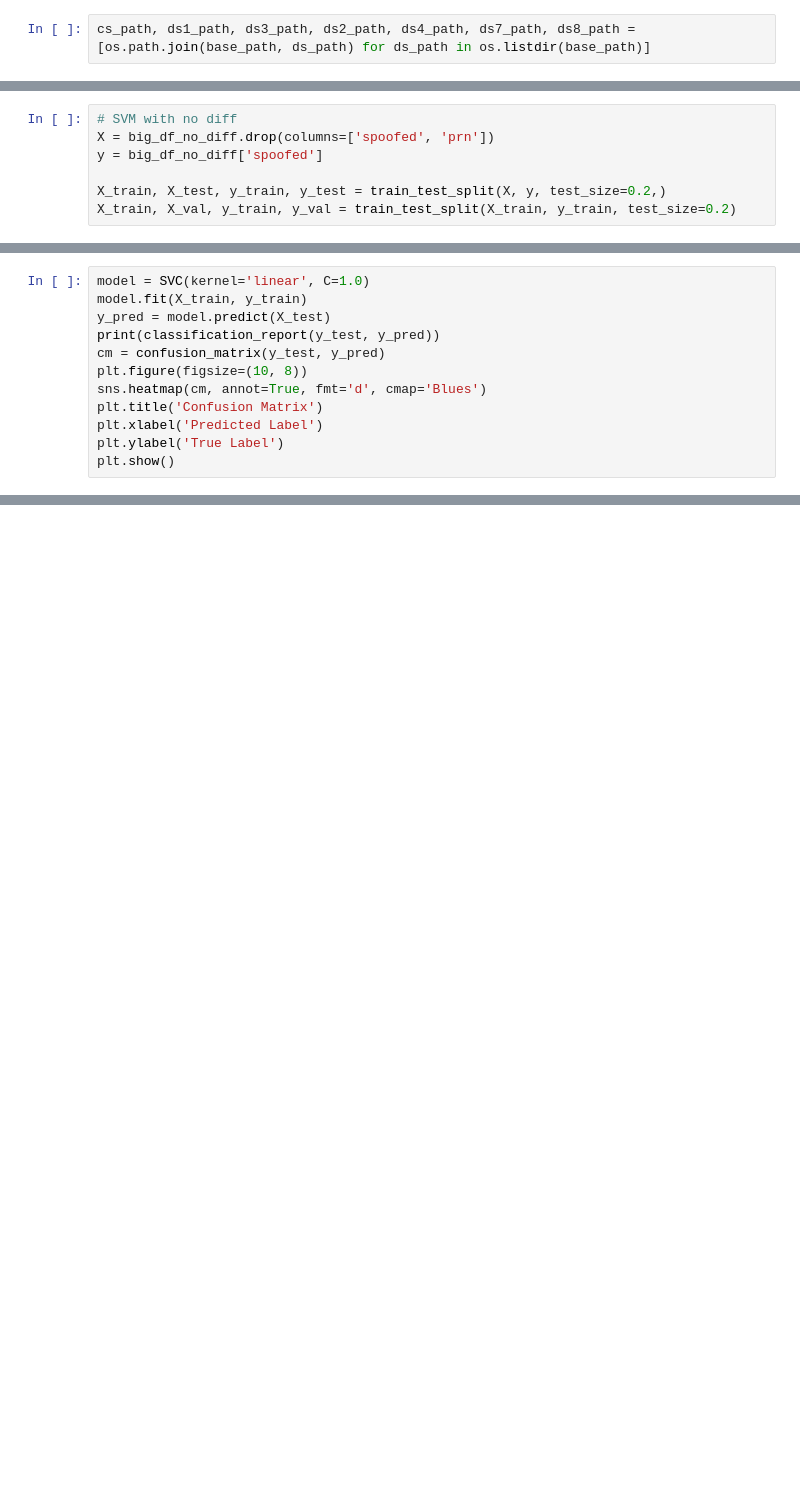
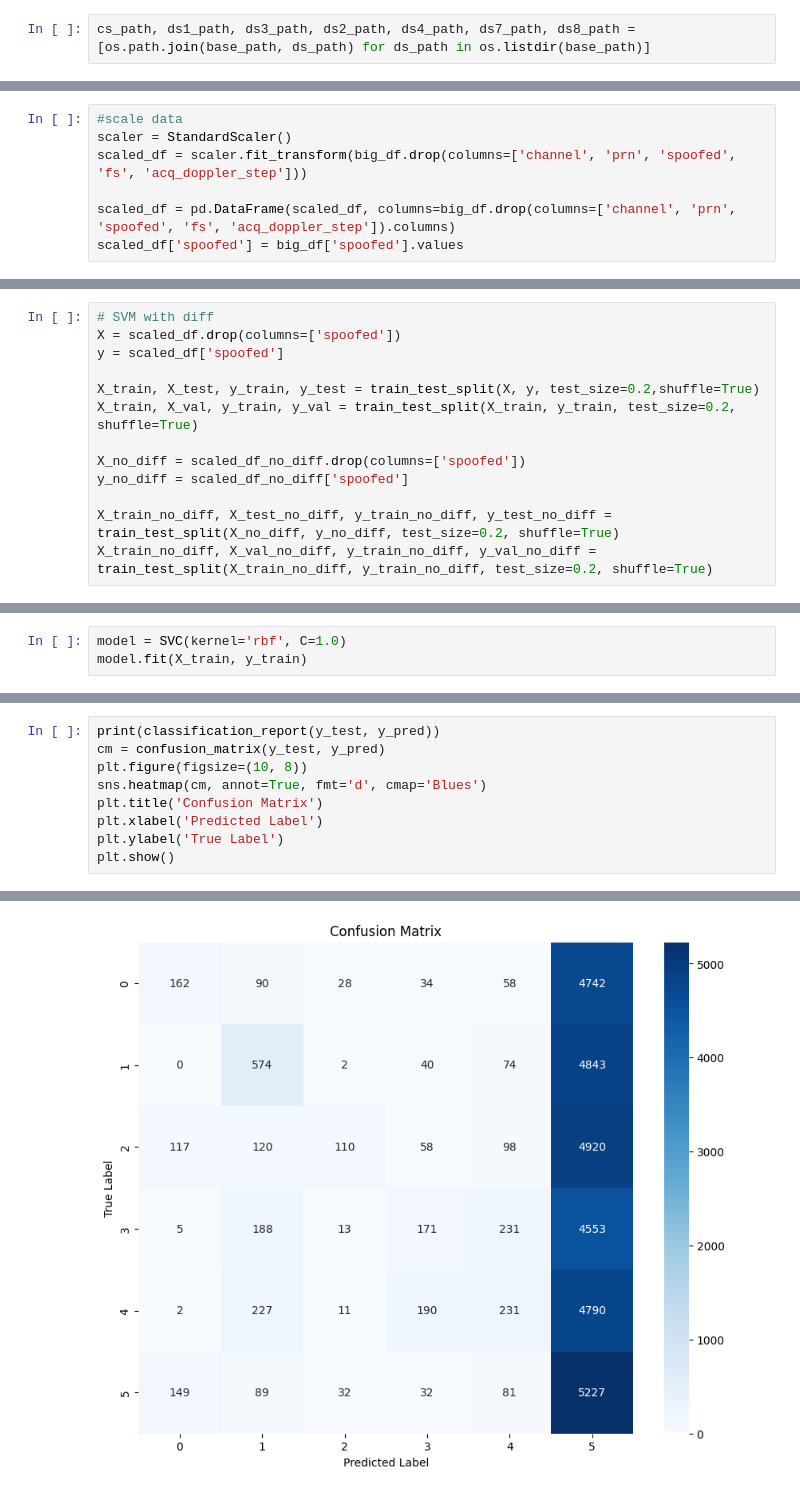
Before and after one commit to nicholastey/gnss_spoof_detector, a Jupyter notebook: spoof_detector/new.ipynb, the cells around one changed output, grey strips where cells are left out. Saved outputs shown, nothing was run; the diff lists cells and outputs as text; blank space fills up the shorter version.

Commit message:
working on svm and rf models

```diff
--- a/spoof_detector/new.ipynb
+++ b/spoof_detector/new.ipynb
@@ -171,0 +177,7 @@ plt.show()
+# %%
+#scale data
+scaler = StandardScaler()
+scaled_df = scaler.fit_transform(big_df.drop(columns=['channel', 'prn', 'spoofed', 'fs', 'acq_doppler_step']))
+
+scaled_df = pd.DataFrame(scaled_df, columns=big_df.drop(columns=['channel', 'prn', 'spoofed', 'fs', 'acq_doppler_step']).columns)
+scaled_df['spoofed'] = big_df['spoofed'].values
@@ -172,7 +191,13 @@ plt.show()
 # %%
-# SVM with no diff
-X = big_df_no_diff.drop(columns=['spoofed', 'prn'])
-y = big_df_no_diff['spoofed']
+# SVM with diff
+X = scaled_df.drop(columns=['spoofed'])
+y = scaled_df['spoofed']
 
-X_train, X_test, y_train, y_test = train_test_split(X, y, test_size=0.2,)
-X_train, X_val, y_train, y_val = train_test_split(X_train, y_train, test_size=0.2)
+X_train, X_test, y_train, y_test = train_test_split(X, y, test_size=0.2,shuffle=True)
+X_train, X_val, y_train, y_val = train_test_split(X_train, y_train, test_size=0.2, shuffle=True)
+
+X_no_diff = scaled_df_no_diff.drop(columns=['spoofed'])
+y_no_diff = scaled_df_no_diff['spoofed']
+
+X_train_no_diff, X_test_no_diff, y_train_no_diff, y_test_no_diff = train_test_split(X_no_diff, y_no_diff, test_size=0.2, shuffle=True)
+X_train_no_diff, X_val_no_diff, y_train_no_diff, y_val_no_diff = train_test_split(X_train_no_diff, y_train_no_diff, test_size=0.2, shuffle=True)
@@ -178,0 +220,3 @@ X_train, X_val, y_train, y_val = train_test_split(X_train, y_train, test_size=0.
+# %%
+model = SVC(kernel='rbf', C=1.0)
+model.fit(X_train, y_train)
@@ -179,7 +234,4 @@ X_train, X_val, y_train, y_val = train_test_split(X_train, y_train, test_size=0.
 # %%
-model = SVC(kernel='linear', C=1.0)
-model.fit(X_train, y_train)
-y_pred = model.predict(X_test)
 print(classification_report(y_test, y_pred))
 cm = confusion_matrix(y_test, y_pred)
 plt.figure(figsize=(10, 8))
@@ -188,3 +240,4 @@ plt.title('Confusion Matrix')
 plt.xlabel('Predicted Label')
 plt.ylabel('True Label')
 plt.show()
+# %% [output]
@@ -190,0 +256 @@ plt.show()
+[figure, added]
```
Also changed, not shown: parts of 20 cells of this notebook.
